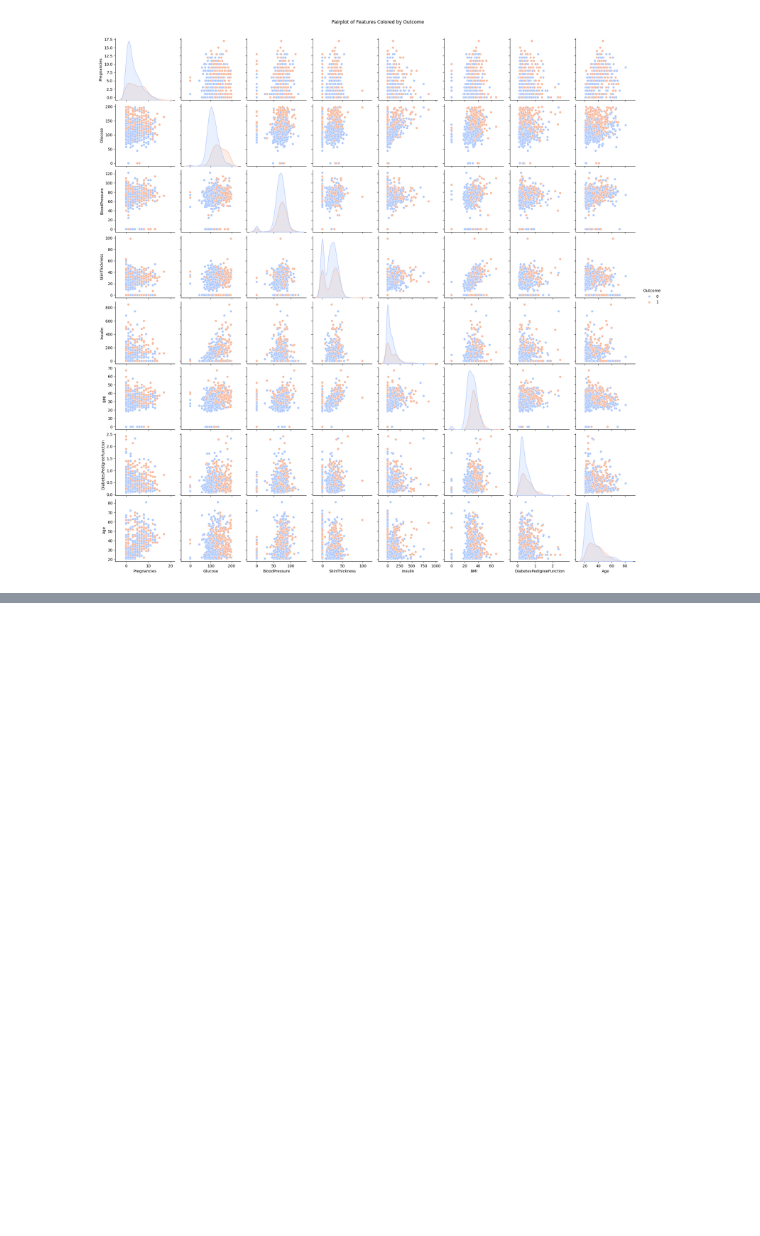
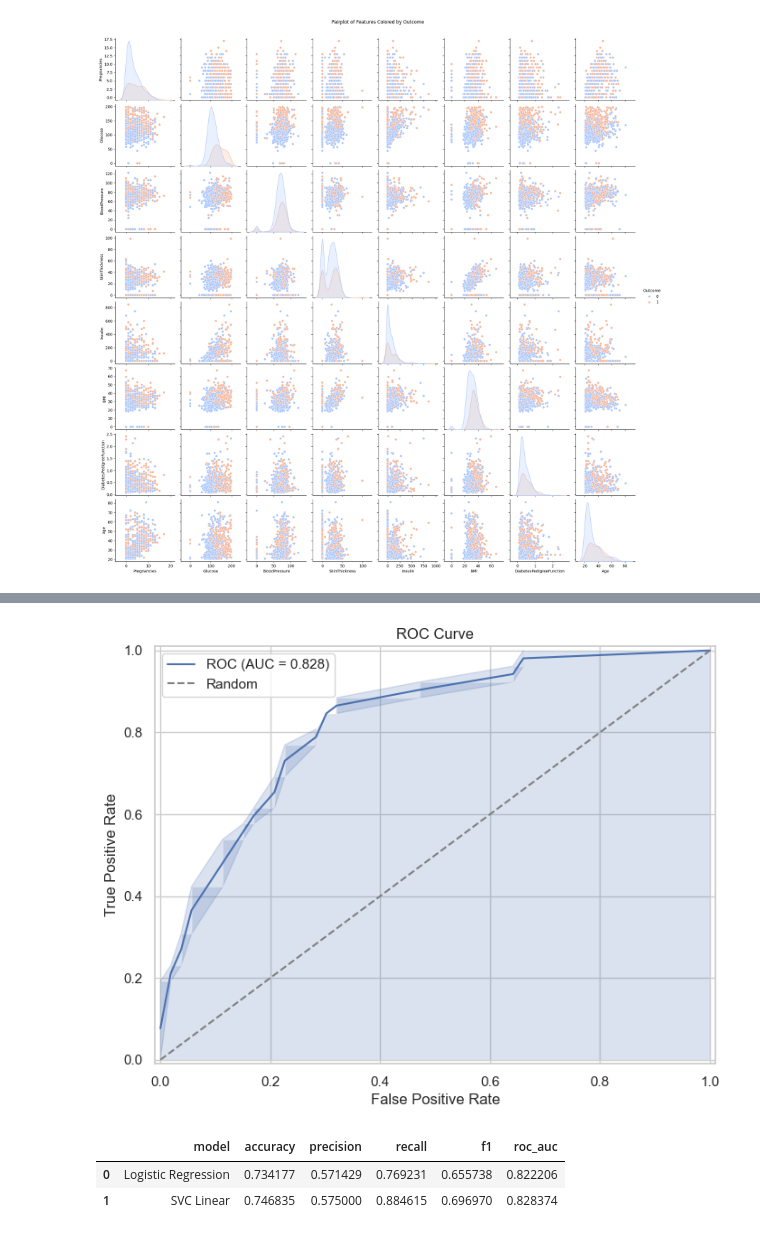
Before and after one commit to Amarnathe/Diabetes-Diagnostic-Predictor, a Jupyter notebook: notebooks/diabetes_classification_pipeline.ipynb, the cells around one changed output, grey strips where cells are left out. Saved outputs shown, nothing was run; the diff lists cells and outputs as text; code cells hidden in the pictures; blank space fills up the shorter version.

Commit message:
feat: add models linear regression and SVC

```diff
--- a/notebooks/diabetes_classification_pipeline.ipynb
+++ b/notebooks/diabetes_classification_pipeline.ipynb
@@ -176,0 +626,25 @@ From the previous boxplot, it is clear that the primary outliers are from the "I
+# %%
+# Plot ROC curve
+y_prob = best_model.predict_proba(X_test)[:, 1]
+fig = plot_roc_sns(y_test, y_prob)
+plt.show()
+# %% [output]
+[figure, added]
+# %%
+# Create a new DataFrame with the results of the best model
+new_result = pd.DataFrame({
+    "model": ["SVC Linear"],
+    "accuracy": [accuracy_score(y_test, y_pred)],
+    "precision": [precision_score(y_test, y_pred)],
+    "recall": [recall_score(y_test, y_pred)],
+    "f1": [f1_score(y_test, y_pred)],
+    "roc_auc": [roc_auc_score(y_test, y_prob)]
+})
+
+# Concatenate the new result with the existing df_result
+df_result = pd.concat([df_result, new_result], ignore_index=True)
+df_result
+# %% [output]
+|  | model | accuracy | precision | recall | f1 | roc_auc |
+| 0 | Logistic Regression | 0.734177 | 0.571429 | 0.769231 | 0.655738 | 0.822206 |
+| 1 | SVC Linear | 0.746835 | 0.575000 | 0.884615 | 0.696970 | 0.828374 |
```
Also changed, not shown: parts of 18 cells of this notebook.
